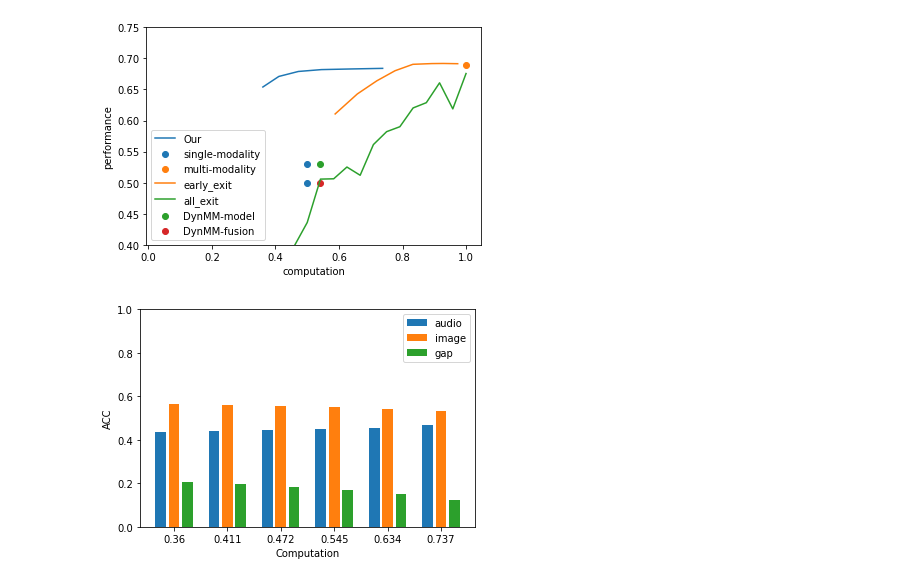
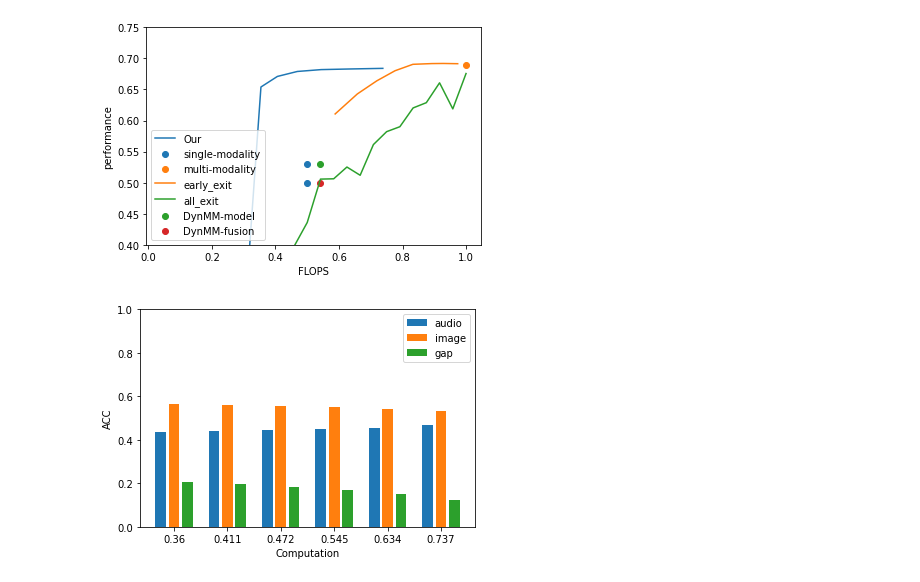
Before and after one commit to lixinghe1999/multi_modal, a Jupyter notebook: plot.ipynb, the cells around one changed output. Drawn from its saved outputs; the diff is of its cells as text; code cells hidden in the pictures.

```diff
--- a/plot.ipynb
+++ b/plot.ipynb
@@ -3,44 +3,44 @@ import matplotlib.pyplot as plt
 import numpy as np
 # %%
 # dynamic token
-ratio = [0.3, 0.4, 0.5, 0.6, 0.7, 0.8, 1]
-computation = [i/35.8 for i in [12.9, 14.7, 16.9, 19.5, 22.7, 26.4]]
-# computation = [(1 + r + r**2 + r**3)/4 for r in ratio]
-acc = [0.654, 0.671, 0.679, 0.682, 0.683, 0.684]
+ratio = [0.05, 0.1, 0.2, 0.3, 0.4, 0.5, 0.6, 0.7, 0.8]
+# computation = [i/35.8 for i in [12.9, 14.7, 16.9, 19.5, 22.7, 26.4]]
+computation = [(1 + r + r**2 + r**3)/4 for r in ratio]
+acc = [0.14, 0.21, 0.35, 0.654, 0.671, 0.679, 0.682, 0.683, 0.684]
 plt.plot(computation, acc, label='Our')
 
 computation = [0.5, 0.5]
 acc = [0.53, 0.50]
 plt.scatter(computation, acc, label='single-modality')
 
 computation = [1]
 acc = [0.69]
 plt.scatter(computation, acc, label='multi-modality')
 
 # corresponding to different thresholds
 computation = [0.587901, 0.65766253, 0.71907597, 0.77644657, 0.8327019,  0.89221282, 0.92844256, 0.97379125]
 acc = [0.61060815, 0.64278685, 0.66394411, 0.68018107, 0.69051368, 0.69169455, 0.69189136, 0.69149774]
 plt.plot(computation, acc, label='early_exit')
 
 computation = np.linspace(1, 24, 24) / 24
 acc = [0, 0.027777777777777776, 0.046875, 0.09045226130653267, 0.14444444444444443, 0.21764705882352942, 0.23444976076555024, 0.2679738562091503, 0.29744525547445255, 0.3634920634920635, 0.3972222222222222, 0.4359281437125748, 0.505720823798627, 0.50625, 0.5251798561151079, 0.5119236883942766, 0.5613126079447323, 0.5821205821205822, 0.5900783289817232, 0.6202898550724638, 0.6287625418060201, 0.6607142857142857, 0.61875, 0.6756756756756757]
 plt.plot(computation, acc, label='all_exit')
 
 computation = [0.54]
 acc = [0.53]
 plt.scatter(computation, acc, label='DynMM-model')
 
 computation = [0.54]
 acc = [0.50]
 plt.scatter(computation, acc, label='DynMM-fusion')
 
 plt.legend()
 plt.ylim([0.4, 0.75])
 plt.xlabel('FLOPS')
 plt.ylabel('performance')
 plt.show()
 # %% [output]
-[figure, old version]
+[figure, new version]
 # %%
 ratio = [0.3, 0.4, 0.5, 0.6, 0.7, 0.8]
 computation = [i/35.8 for i in [12.9, 14.7, 16.9, 19.5, 22.7, 26.4]]
```
Also changed, not shown: 17 other files.
